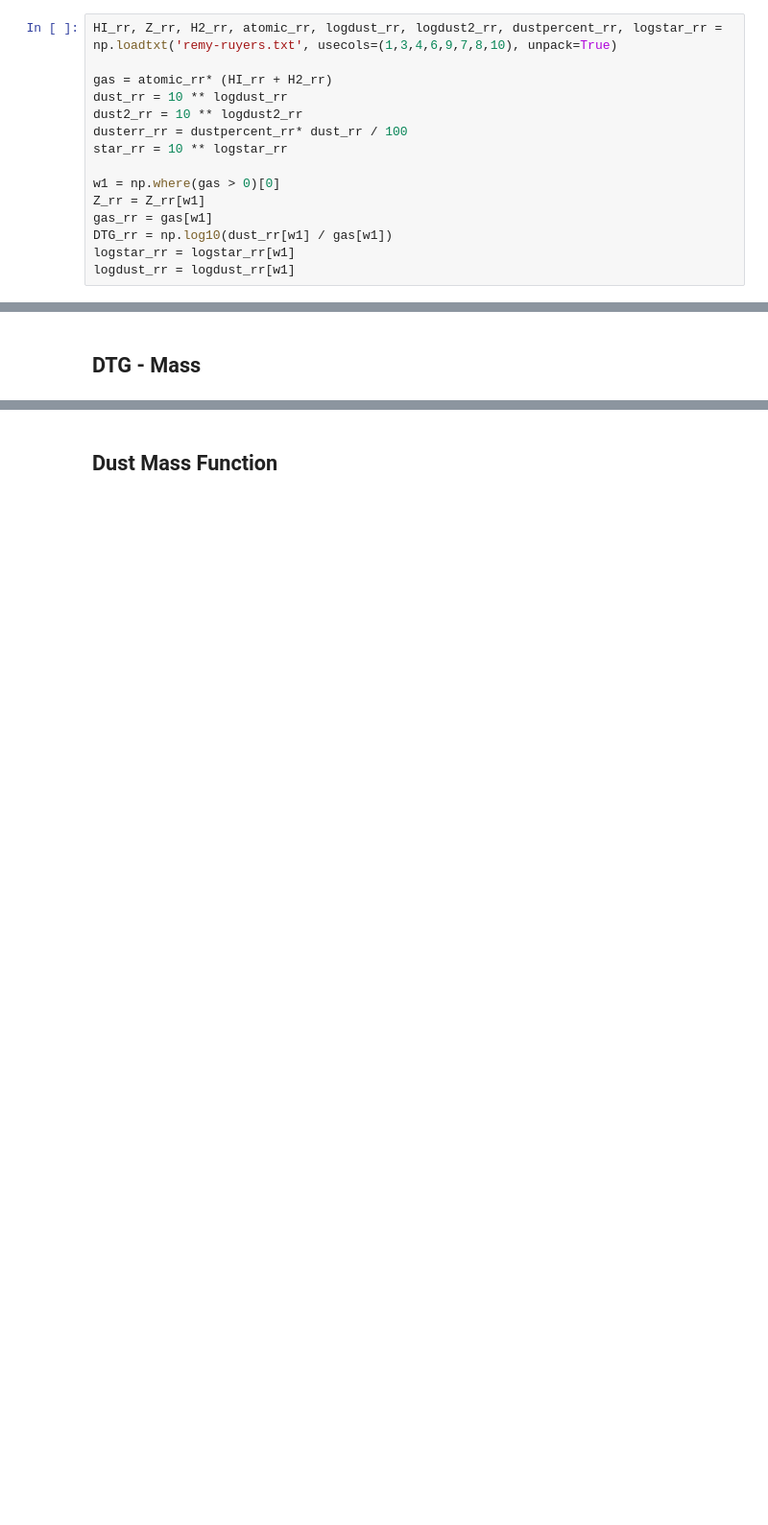
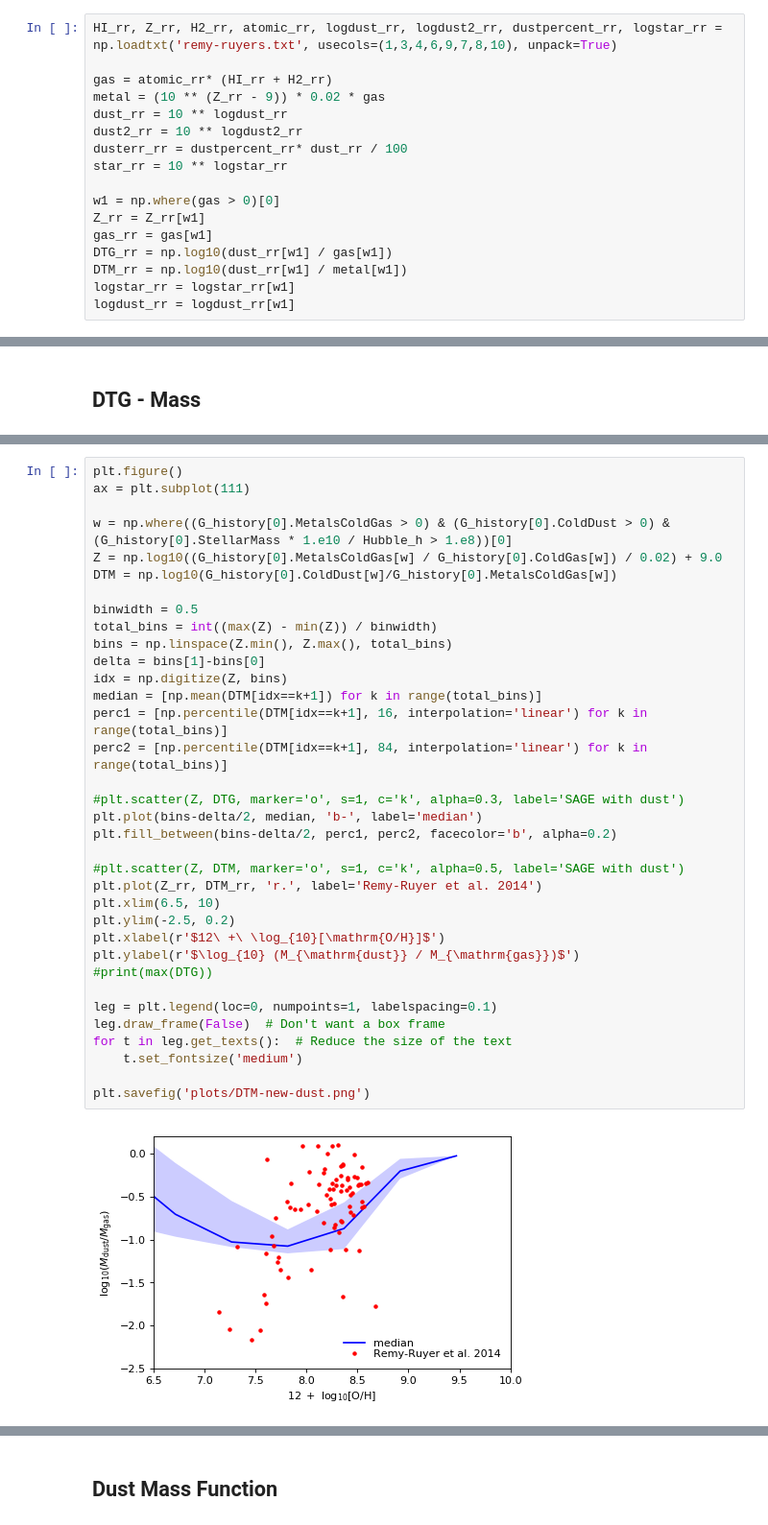
Before and after one commit to darrencroton/sage, a Jupyter notebook: analysis/allresults-new.ipynb, the cells around one changed output, grey strips where cells are left out. Shown at 96% size. Saved outputs shown, nothing was run; the diff lists cells and outputs as text; blank space fills up the shorter version.

```diff
--- a/analysis/allresults-new.ipynb
+++ b/analysis/allresults-new.ipynb
@@ -395,6 +395,7 @@ plt.show()
 HI_rr, Z_rr, H2_rr, atomic_rr, logdust_rr, logdust2_rr, dustpercent_rr, logstar_rr = np.loadtxt('remy-ruyers.txt', usecols=(1,3,4,6,9,7,8,10), unpack=True)
 
 gas = atomic_rr* (HI_rr + H2_rr)
+metal = (10 ** (Z_rr - 9)) * 0.02 * gas
 dust_rr = 10 ** logdust_rr
 dust2_rr = 10 ** logdust2_rr
 dusterr_rr = dustpercent_rr* dust_rr / 100
@@ -404,6 +405,7 @@ w1 = np.where(gas > 0)[0]
 Z_rr = Z_rr[w1]
 gas_rr = gas[w1]
 DTG_rr = np.log10(dust_rr[w1] / gas[w1])
+DTM_rr = np.log10(dust_rr[w1] / metal[w1])
 logstar_rr = logstar_rr[w1]
 logdust_rr = logdust_rr[w1]
 # %%
@@ -550,0 +564,37 @@ plt.savefig('plots/DTG-mass-new-dust.png')
+# %%
+plt.figure()
+ax = plt.subplot(111)
+
+w = np.where((G_history[0].MetalsColdGas > 0) & (G_history[0].ColdDust > 0) & (G_history[0].StellarMass * 1.e10 / Hubble_h > 1.e8))[0]
+Z = np.log10((G_history[0].MetalsColdGas[w] / G_history[0].ColdGas[w]) / 0.02) + 9.0
+DTM = np.log10(G_history[0].ColdDust[w]/G_history[0].MetalsColdGas[w])
+
+binwidth = 0.5
+total_bins = int((max(Z) - min(Z)) / binwidth)
+bins = np.linspace(Z.min(), Z.max(), total_bins)
+delta = bins[1]-bins[0]
+idx = np.digitize(Z, bins)
+median = [np.mean(DTM[idx==k+1]) for k in range(total_bins)]
+perc1 = [np.percentile(DTM[idx==k+1], 16, interpolation='linear') for k in range(total_bins)]
+perc2 = [np.percentile(DTM[idx==k+1], 84, interpolation='linear') for k in range(total_bins)]
+
+#plt.scatter(Z, DTG, marker='o', s=1, c='k', alpha=0.3, label='SAGE with dust')
+plt.plot(bins-delta/2, median, 'b-', label='median')
+plt.fill_between(bins-delta/2, perc1, perc2, facecolor='b', alpha=0.2)
+
+#plt.scatter(Z, DTM, marker='o', s=1, c='k', alpha=0.5, label='SAGE with dust')
+plt.plot(Z_rr, DTM_rr, 'r.', label='Remy-Ruyer et al. 2014')
+plt.xlim(6.5, 10)
+plt.ylim(-2.5, 0.2)
+plt.xlabel(r'$12\ +\ \log_{10}[\mathrm{O/H}]$')
+plt.ylabel(r'$\log_{10} (M_{\mathrm{dust}} / M_{\mathrm{gas}})$')
+#print(max(DTG))
+
+leg = plt.legend(loc=0, numpoints=1, labelspacing=0.1)
+leg.draw_frame(False)  # Don't want a box frame
+for t in leg.get_texts():  # Reduce the size of the text
+    t.set_fontsize('medium')
+
+plt.savefig('plots/DTM-new-dust.png')
+# %% [output]
+[figure, added]
```
Also changed, not shown: parts of 12 cells of this notebook.
